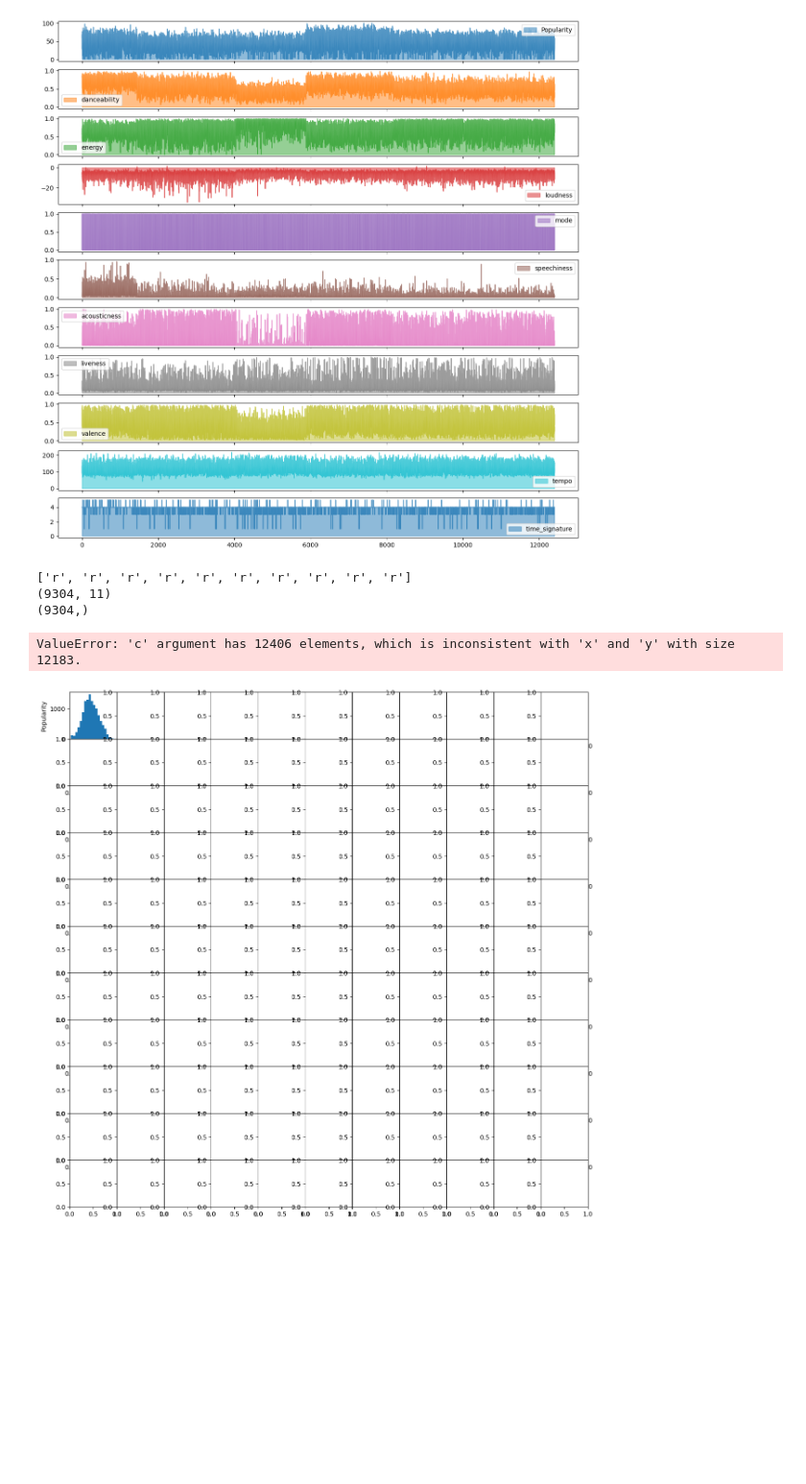
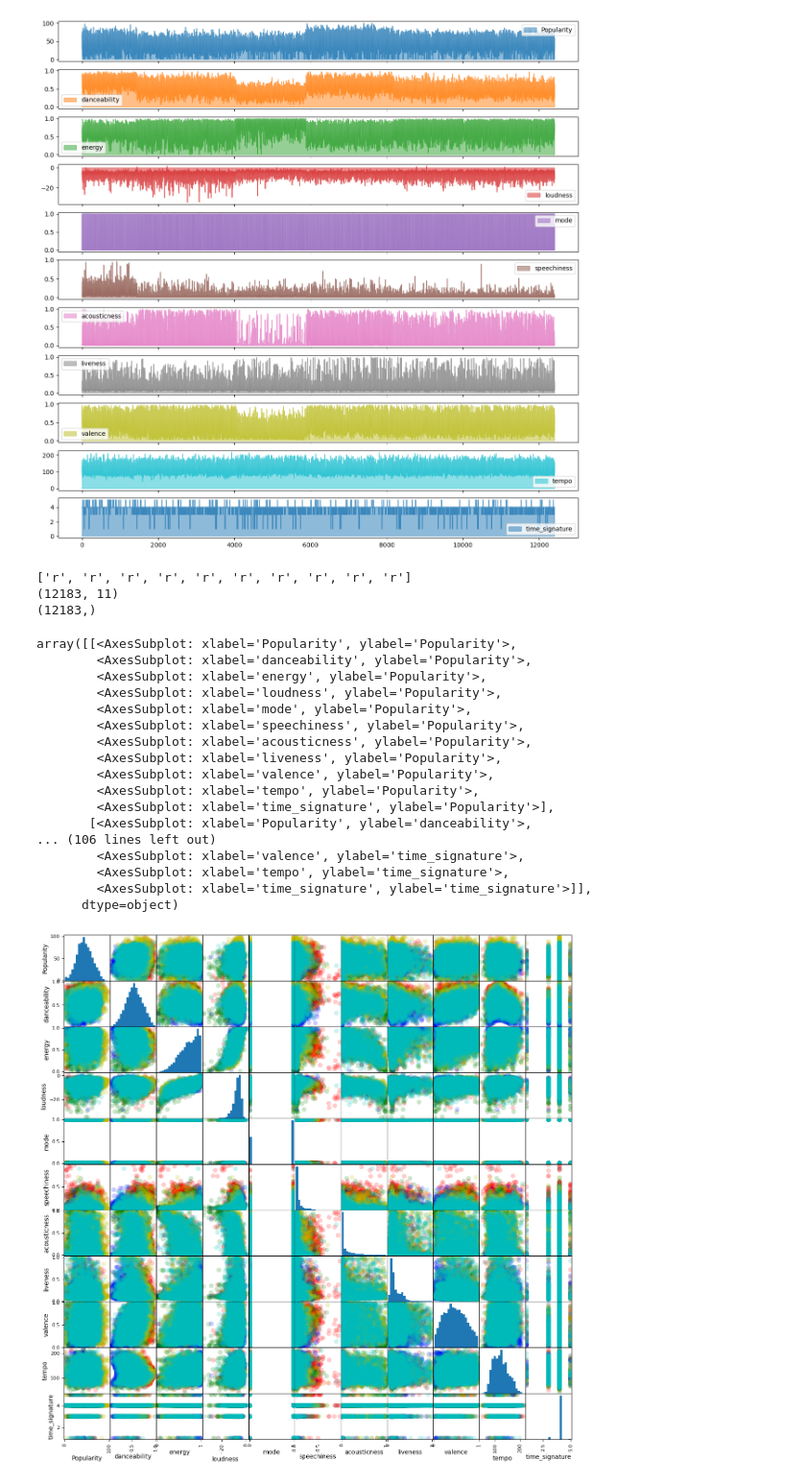
Before and after one commit to Grace-H/genre-class, a Jupyter notebook: genre-class.ipynb, the cells around one changed output. Shown at 96% size. Saved outputs shown, nothing was run; the diff lists cells and outputs as text; code cells hidden in the pictures; blank space fills up the shorter version.

Commit message:
drop NaNs to enable graphing

```diff
--- a/genre-class.ipynb
+++ b/genre-class.ipynb
@@ -59,0 +24,12 @@ Name: Class, dtype: int64
+# %%
+music = pd.read_csv("music.csv")
+df = music[["Popularity", "danceability", "energy", "loudness", "mode", "speechiness", "acousticness", "liveness", "valence", "tempo", "time_signature", "Class"]]
+df = df.dropna(axis='index')
+
+X = df[["Popularity", "danceability", "energy", "loudness", "mode", "speechiness", "acousticness", "liveness", "valence", "tempo", "time_signature"]]
+print(X.shape)
+y = df["Class"]
+print(y.shape)
+
+print(df1.shape)
+X_train, X_test, y_train, y_test = train_test_split(X, y)
@@ -102,15 +122,31 @@ array([<AxesSubplot: >, <AxesSubplot: >, <AxesSubplot: >, <AxesSubplot: >,
 # %%
 color_map = {5:'r', 6:'g', 8:'b', 9:'y', 10:'c'}
 #y.apply(lambda yn : yn = color_map[y])
-colors = [color_map[yn] for yn in music["Class"]]
+colors = [color_map[yn] for yn in y]
 print(colors[:10])
-print(X_train.shape)
-print(y_train.shape)
-dataframe = pd.DataFrame(X_train, columns=[["Popularity", "danceability", "energy", "loudness", "mode", "speechiness", "acousticness", "liveness", "valence", "tempo", "time_signature"]])
-pd.plotting.scatter_matrix(music[["Popularity", "danceability", "energy", "loudness", "mode", "speechiness", "acousticness", "liveness", "valence", "tempo", "time_signature"]], c=colors, figsize=(15, 15), marker='o', hist_kwds={'bins': 20}, s=60, alpha=.2)
+print(X.shape)
+print(y.shape)
+#dataframe = pd.DataFrame(X, columns=[["Popularity", "danceability", "energy", "loudness", "mode", "speechiness", "acousticness", "liveness", "valence", "tempo", "time_signature"]])
+pd.plotting.scatter_matrix(X, c=colors, figsize=(15, 15), marker='o', hist_kwds={'bins': 20}, s=60, alpha=.2)
 # %% [output]
 ['r', 'r', 'r', 'r', 'r', 'r', 'r', 'r', 'r', 'r']
-(9304, 11)
-(9304,)
+(12183, 11)
+(12183,)
-ValueError: 'c' argument has 12406 elements, which is inconsistent with 'x' and 'y' with size 12183.
+array([[<AxesSubplot: xlabel='Popularity', ylabel='Popularity'>,
+        <AxesSubplot: xlabel='danceability', ylabel='Popularity'>,
+        <AxesSubplot: xlabel='energy', ylabel='Popularity'>,
+        <AxesSubplot: xlabel='loudness', ylabel='Popularity'>,
+        <AxesSubplot: xlabel='mode', ylabel='Popularity'>,
+        <AxesSubplot: xlabel='speechiness', ylabel='Popularity'>,
+        <AxesSubplot: xlabel='acousticness', ylabel='Popularity'>,
+        <AxesSubplot: xlabel='liveness', ylabel='Popularity'>,
+        <AxesSubplot: xlabel='valence', ylabel='Popularity'>,
+        <AxesSubplot: xlabel='tempo', ylabel='Popularity'>,
+        <AxesSubplot: xlabel='time_signature', ylabel='Popularity'>],
+       [<AxesSubplot: xlabel='Popularity', ylabel='danceability'>,
+... (106 lines left out)
+        <AxesSubplot: xlabel='valence', ylabel='time_signature'>,
+        <AxesSubplot: xlabel='tempo', ylabel='time_signature'>,
+        <AxesSubplot: xlabel='time_signature', ylabel='time_signature'>]],
+      dtype=object)
-[figure, old version]
+[figure, new version]
```
Also changed, not shown: parts of 8 cells of this notebook.
